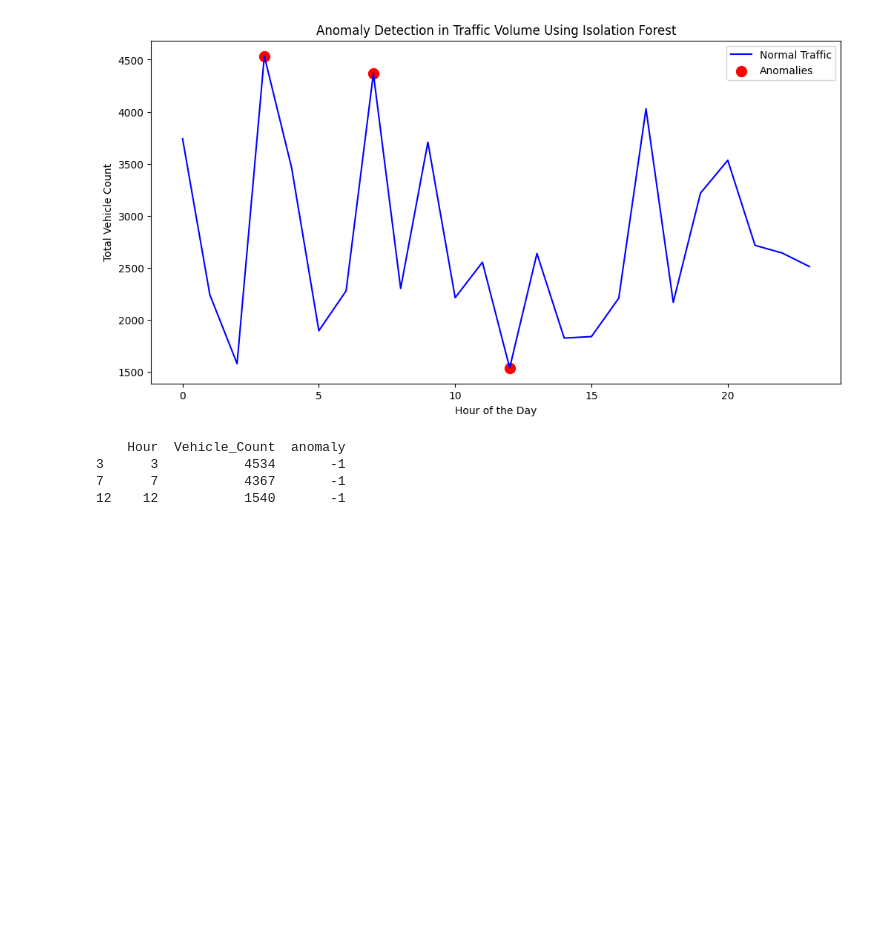
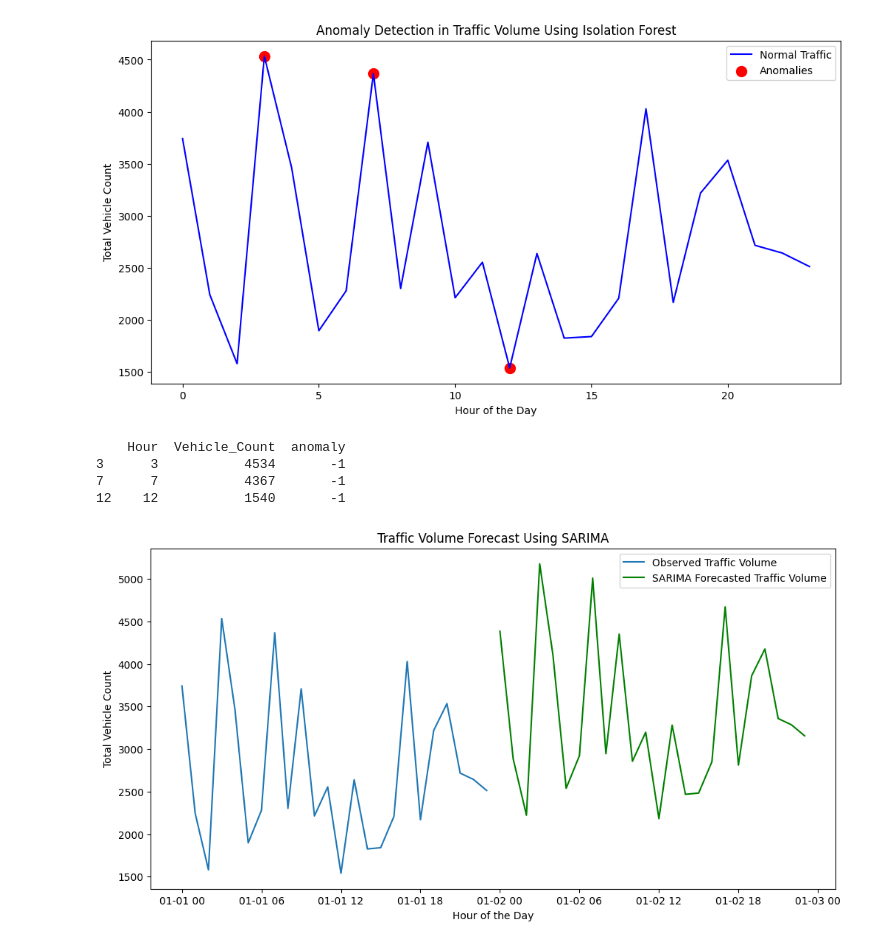
Before and after one commit to Arunprabhakaran04/EY_task, a Jupyter notebook: Case_Study_2/traffic_analysis.ipynb, the cells around one changed output. Saved outputs shown, nothing was run; the diff lists cells and outputs as text; code cells hidden in the pictures; blank space fills up the shorter version.

Commit message:
traffic_analysis_versioned

```diff
--- a/Case_Study_2/traffic_analysis.ipynb
+++ b/Case_Study_2/traffic_analysis.ipynb
@@ -334,3 +334,29 @@ print(anomalies)
 3      3           4534       -1
 7      7           4367       -1
 12    12           1540       -1
+# %%
+#SARIMA ANALYSIS
+import pandas as pd
+import matplotlib.pyplot as plt
+from statsmodels.tsa.statespace.sarimax import SARIMAX
+
+traffic_flow_series = traffic_flow_df.groupby('Hour')['Vehicle_Count'].sum()
+traffic_flow_series.index = pd.to_datetime(traffic_flow_series.index, format='%H')
+
+sarima_model = SARIMAX(traffic_flow_series, order=(1, 1, 1), seasonal_order=(1, 1, 1, 24))
+sarima_result = sarima_model.fit(disp=False)
+
+sarima_forecast = sarima_result.get_forecast(steps=24)
+forecast_index = pd.date_range(start=traffic_flow_series.index[-1] + pd.Timedelta(hours=1), periods=24, freq='H')
+sarima_forecast_series = pd.Series(sarima_forecast.predicted_mean.values, index=forecast_index)
+
+plt.figure(figsize=(12, 6))
+plt.plot(traffic_flow_series, label='Observed Traffic Volume')
+plt.plot(sarima_forecast_series, label='SARIMA Forecasted Traffic Volume', color='green')
+plt.title('Traffic Volume Forecast Using SARIMA')
+plt.xlabel('Hour of the Day')
+plt.ylabel('Total Vehicle Count')
+plt.legend()
+plt.show()
+# %% [output]
+[figure, added]
```
Also changed, not shown: parts of 2 cells of this notebook.
